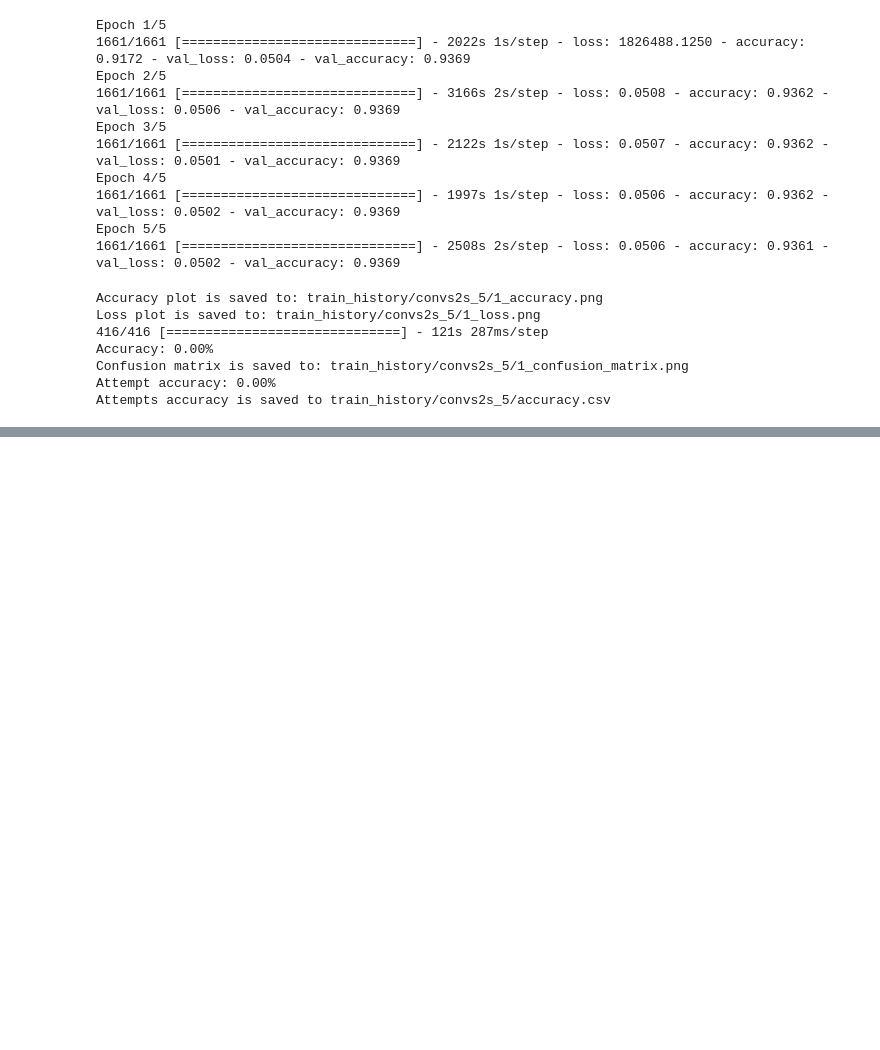
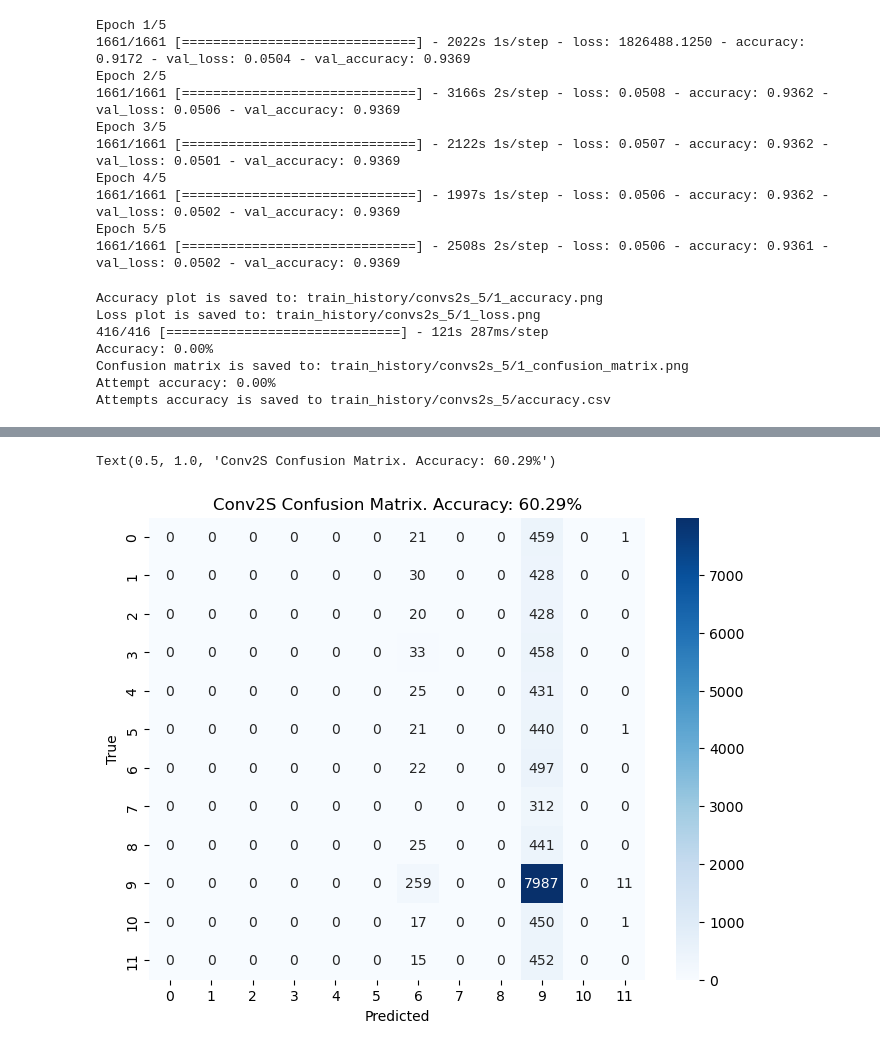
Before and after one commit to KarinaTiurina/dl_projects, a Jupyter notebook: Project2/convs2s/test.ipynb, the cells around one changed output, grey strips where cells are left out. Drawn from its saved outputs; the diff is of its cells as text; code cells hidden in the pictures; blank space fills up the shorter version.

Commit message:
Calculate accuracy and plot confusion matrix for conv2S

```diff
--- a/Project2/convs2s/test.ipynb
+++ b/Project2/convs2s/test.ipynb
@@ -82,22 +82,22 @@ classes = ['down', 'go', 'left', 'no', 'off', 'on', 'right', 'silence', 'stop',
 train_samples = []
 train_labels = []
 noise_samples = []
-for noises in os.listdir('../data/train/audio/_background_noise_'):
+for noises in os.listdir('../data/train/train/audio/_background_noise_'):
     if noises[-4:] != '.wav':
         continue
-    noise_sample_rate, noise_sample = wavfile.read(os.path.join('../data/train/audio/_background_noise_', noises))
+    noise_sample_rate, noise_sample = wavfile.read(os.path.join('../data/train/train/audio/_background_noise_', noises))
     #noise_resampled = librosa.resample(noise_sample.astype(np.float), orig_sr=noise_sample_rate, target_sr=sample_rate)
     noise_resampled = noise_sample
     noise_samples.append(noise_resampled)
 
 # Loading all the waves and labels
-for trains in os.listdir('../data/train/audio'):
+for trains in os.listdir('../data/train/train/audio'):
     if trains == '_background_noise_':
         continue
-    for wav_file in os.listdir(os.path.join('../data/train/audio', trains)):
+    for wav_file in os.listdir(os.path.join('../data/train/train/audio', trains)):
         if wav_file[-4:] != '.wav':
             continue
-        sample_rate_init, sample = wavfile.read(os.path.join(os.path.join('../data/train/audio', trains), wav_file))
+        sample_rate_init, sample = wavfile.read(os.path.join(os.path.join('../data/train/train/audio', trains), wav_file))
         signal_resampled = sample
         #signal_resampled = librosa.resample(sample.astype(np.float), orig_sr=sample_rate_init, target_sr=sample_rate)
         if len(signal_resampled) != audio_length:
@@ -520,3 +520,20 @@ Accuracy: 0.00%
 Confusion matrix is saved to: train_history/convs2s_5/1_confusion_matrix.png
 Attempt accuracy: 0.00%
 Attempts accuracy is saved to train_history/convs2s_5/accuracy.csv
+# %%
+# Accuracy and confusion matrix calculation
+
+convs2s_model = load_model('model.keras')
+y_pred = convs2s_model.predict(X_val)
+y_pred = np.squeeze(y_pred)
+accuracy = accuracy_score(np.argmax(y_val, axis=-1), np.argmax(y_pred, axis=-1))
+
+cm = confusion_matrix(np.argmax(y_val, axis=-1), np.argmax(y_pred, axis=-1))
+print(f'Accuracy: {accuracy * 100:.2f}%')
+
+plt.figure(figsize=(8, 6))
+sns.heatmap(cm, annot=True, fmt="d", cmap="Blues", xticklabels=range(0, 12), yticklabels=range(0, 12))
+plt.xlabel('Predicted')
+plt.ylabel('True')
+plt.title(f'Conv2S Confusion Matrix. Accuracy: {accuracy * 100:.2f}%')
+# %% [output]
@@ -522,0 +542,2 @@ Attempts accuracy is saved to train_history/convs2s_5/accuracy.csv
+Text(0.5, 1.0, 'Conv2S Confusion Matrix. Accuracy: 60.29%')
+[figure, added]
```
Also changed, not shown: parts of 1 cell of this notebook.
